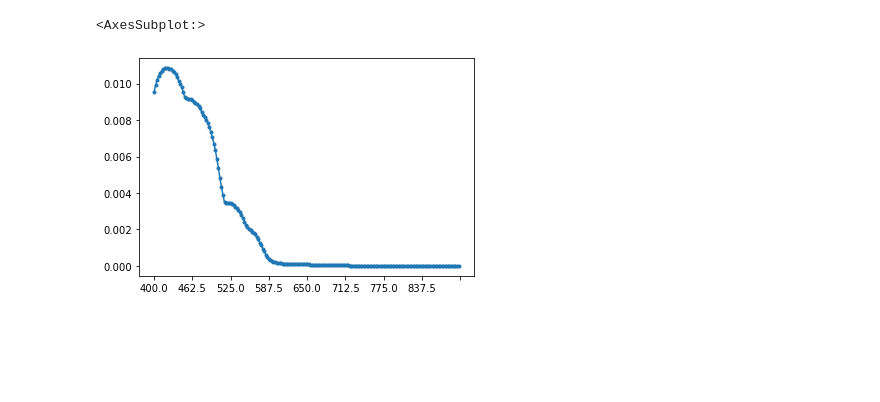
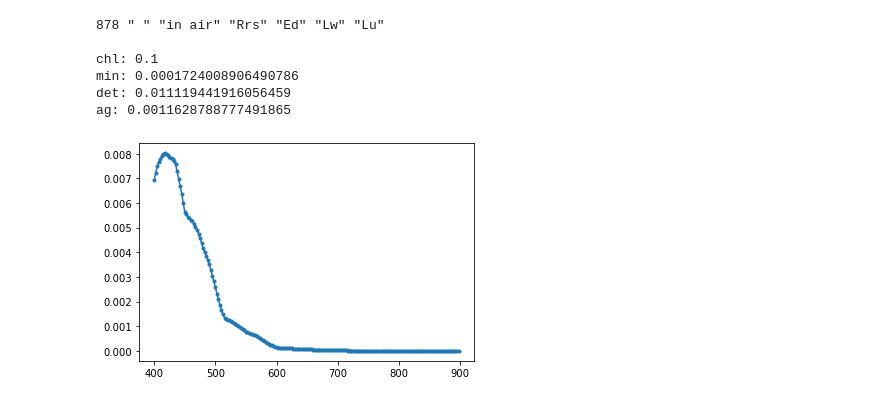
Before and after one commit to JAKravitz/SWIPE_HE, a Jupyter notebook: plot_rrs.ipynb, the cells around one changed output. Cells and saved outputs as stored; diff of their text form; code cells hidden in the pictures; blank space fills up the shorter version.

```diff
--- a/plot_rrs.ipynb
+++ b/plot_rrs.ipynb
@@ -12,16 +11,0 @@ print(files)
-# %%
-file = 'Mtest2_s2.txt'
-rrsheader = ['in air', 'Rrs']
-line_num = 0
-
-with open(datadir+file, 'r') as f:
-    lines = f.readlines()
-
-for line in lines:
-    line_num += 1
-    if all(x in line.strip().replace('"', '').replace("'", "") for x in rrsheader):
-        header = line_num
-        l = line
-        print (line_num, line)
-    else:
-        pass
@@ -30,26 +124,59 @@ for line in lines:
 # %%
+file = 'MI_case1V1_0e6u36s5v0.txt'
+rrsheader = ['in air', 'Rrs']
+line_num = 0
+rrs_list = []
+
+with open(datadir+file, 'r') as f:
+    lines = f.readlines()
+
+for line in lines:
+    line_num += 1
+    if all(x in line.strip().replace('"', '').replace("'", "") for x in rrsheader):
+        header = line_num
+        l = line
+        print (line_num, line)
+    else:
+        pass
+
 lines = np.arange(header,header+200,1)
 end = header+200
 rrs = []
 wl = []
 
 i = 0
 with open(datadir+file, "r+") as fp:
     # access each line
     while True:
         line = fp.readline()
         # check line number
         if i in lines:
             wl.append(line.strip().split('   ')[0] )
             rrs.append(line.strip().split('   ')[1] )
         # line number greater than needed exit the loop
         # lines[-1] give last item from list
         if i > end:
             break;
         i = i + 1
 
-rrs2 = pd.Series(rrs, index=wl).astype(float)
+rrs2 = pd.Series(np.array(rrs).astype(float), index=np.array(wl).astype(float))
 rrs2.plot(marker='.')
+
+import pickle
+uid = file.split('_')[2].split('.')[0]
+path = '/nobackup/jakravit/data/HE60/pickles/{}.p'.format(uid)
+with open(path, 'rb') as fp:
+    data = pickle.load(fp)
+
+print ('chl: {}'.format(data['Phyto']['TotChl']))
+print ('min: {}'.format(data['Min']['Tot_conc']))
+print ('det: {}'.format(data['Det']['Tot_conc']))
+print ('ag: {}'.format(data['CDOM']['ag440'][0]))
 # %% [output]
-<AxesSubplot:>
+878 " " "in air" "Rrs" "Ed" "Lw" "Lu"
+
+chl: 0.1
+min: 0.0001724008906490786
+det: 0.011119441916056459
+ag: 0.0011628788777491865
-[figure, old version]
+[figure, new version]
```
Also changed, not shown: parts of 10 cells of this notebook, 3 other files.
